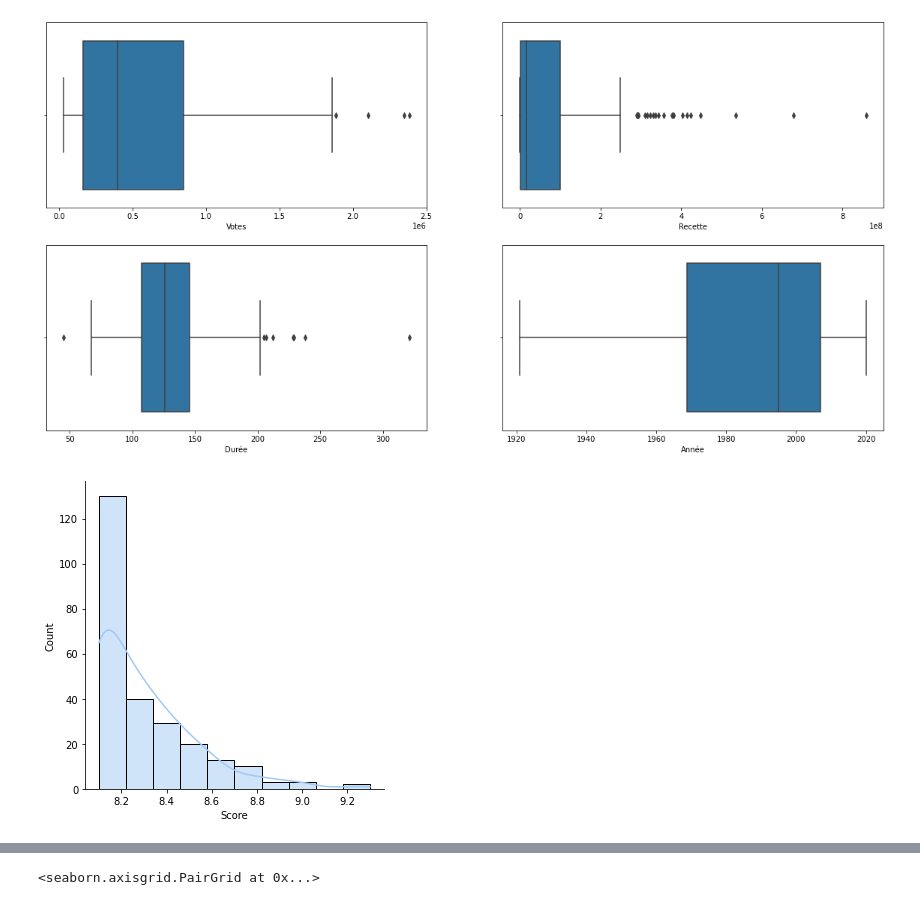
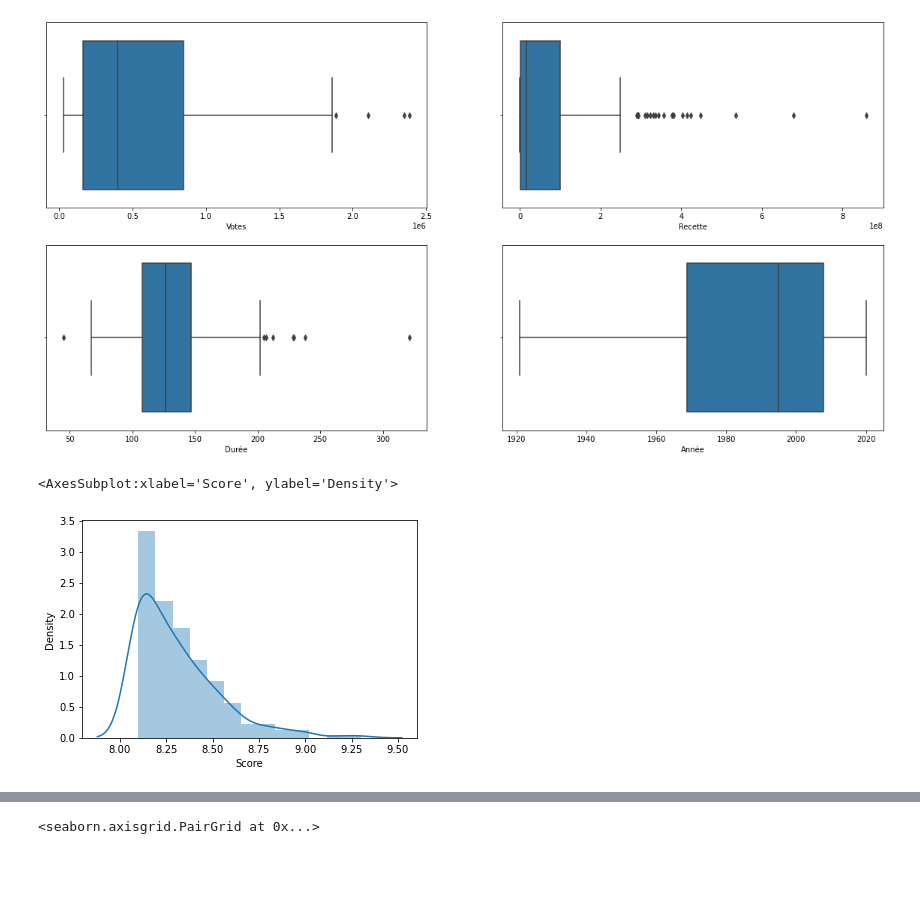
Before and after one commit to clement-camara/imdb-scrapping, a Jupyter notebook: Scraping-IMDB-refacto .ipynb, the cells around one changed output, grey strips where cells are left out. Saved outputs shown, nothing was run; the diff lists cells and outputs as text; code cells hidden in the pictures; blank space fills up the shorter version.

```diff
--- a/Scraping-IMDB-refacto .ipynb
+++ b/Scraping-IMDB-refacto .ipynb
@@ -77,10 +91,11 @@ sns.boxplot(x=movies['Durée'], ax=ax[1,0])
 sns.boxplot(x=movies['Année'], ax=ax[1,1]);
 # %% [output]
 [figure]
-# %%
-sns.displot(movies['Score'], color='b', bins=10, kde=True);
-# %% [output]
-[figure, removed]
+# %%
+sns.distplot(movies['Score'])
+# %% [output]
+<AxesSubplot:xlabel='Score', ylabel='Density'>
+[figure, added]
 # %%
 fig, ax =plt.subplots(2,2, figsize=(20,10))
 
```
Also changed, not shown: parts of 10 cells of this notebook.
